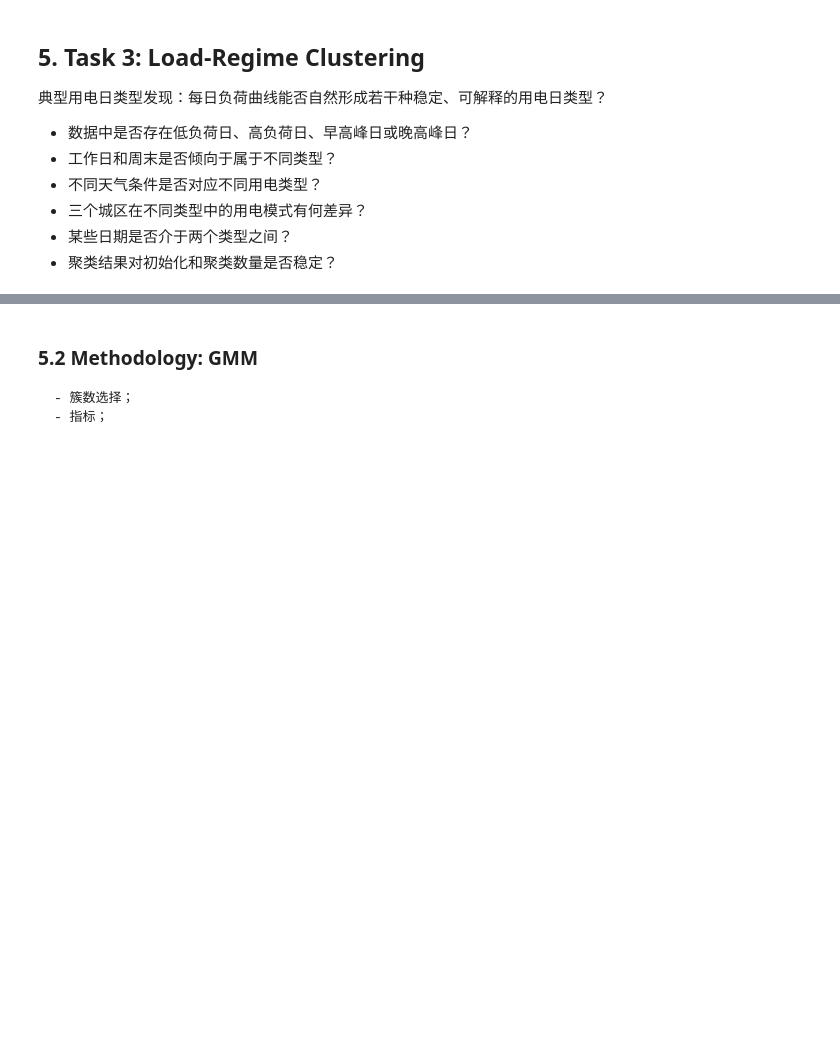
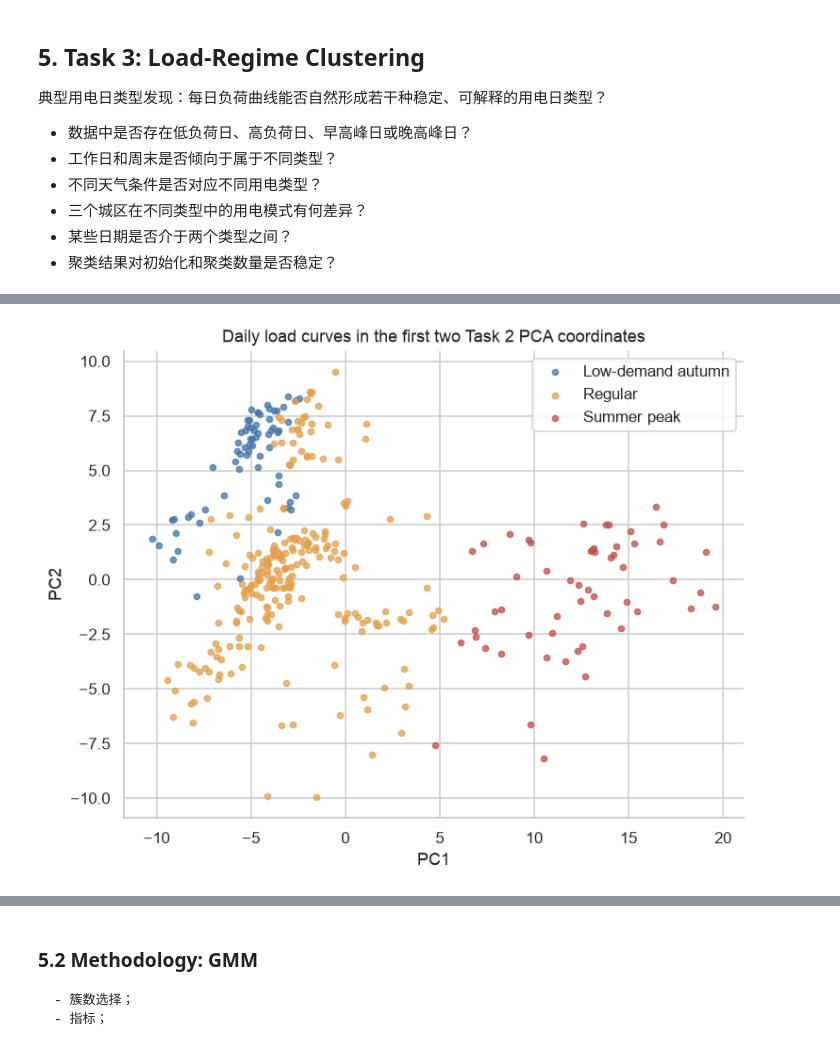
Before and after one commit to DSA5102-Final-Project-Group-8/Tetuan-City-Power-Consumption, a Jupyter notebook: DSA5102_Final_Project_Group8.ipynb, the cells around one changed output, grey strips where cells are left out. Saved outputs shown, nothing was run; the diff lists cells and outputs as text; code cells hidden in the pictures; blank space fills up the shorter version.

```diff
--- a/DSA5102_Final_Project_Group8.ipynb
+++ b/DSA5102_Final_Project_Group8.ipynb
@@ -1835,0 +2031,14 @@ Selected PCA scale: standardized
+# %%
+fig, ax = plt.subplots(figsize=(7, 5.5))
+for km_cluster in range(3):
+    km_mask = km_labels == km_cluster
+    ax.scatter(pca_scores_all.loc[km_mask, "PC1"], pca_scores_all.loc[km_mask, "PC2"],
+               s=16, alpha=0.75, color=km_regime_colors[km_cluster],
+               label=km_names[km_cluster])
+ax.set(xlabel="PC1", ylabel="PC2",
+       title="Daily load curves in the first two Task 2 PCA coordinates")
+ax.legend()
+fig.tight_layout()
+plt.show()
+# %% [output]
+[figure, added]
```
Also changed, not shown: parts of 21 cells of this notebook, 7 other files.
